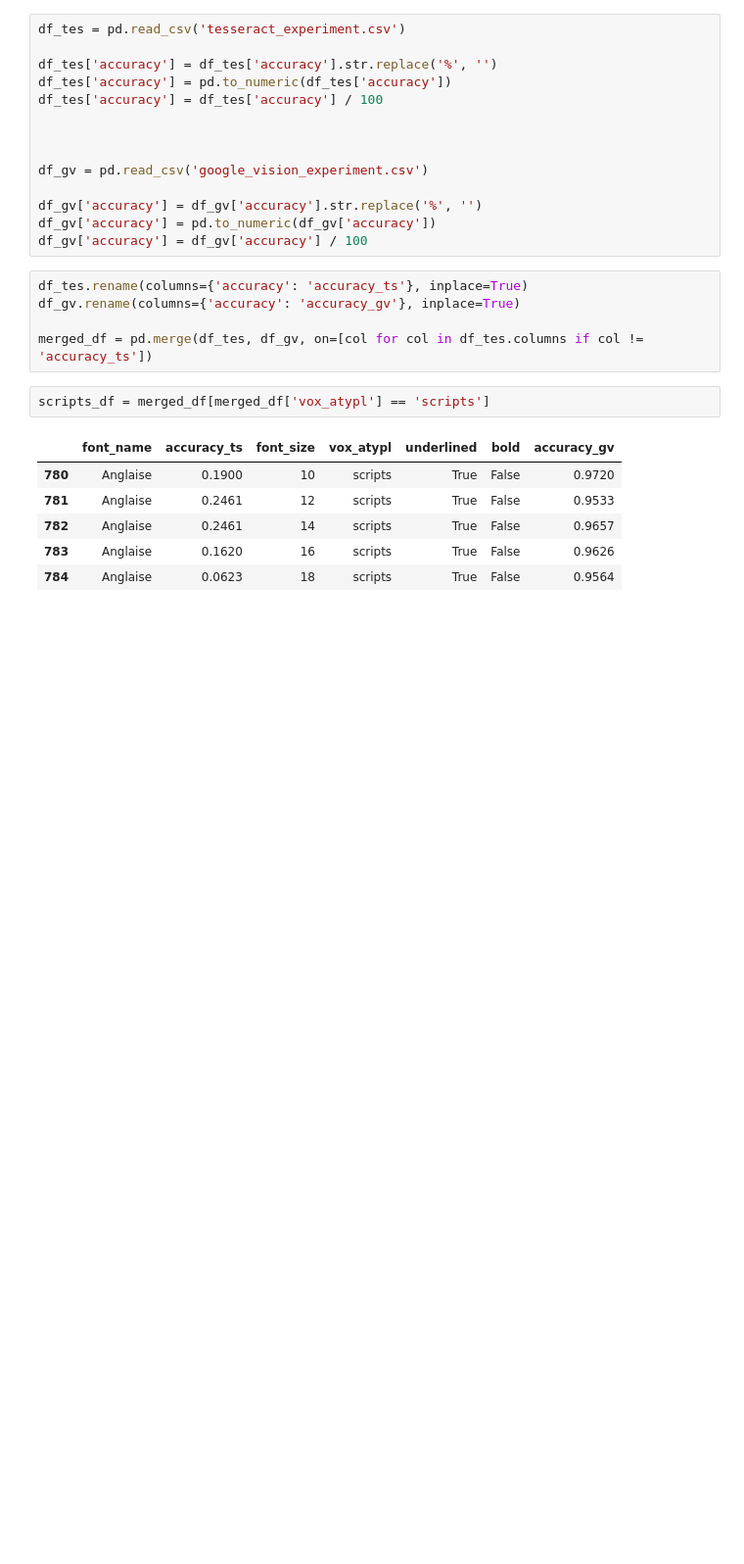
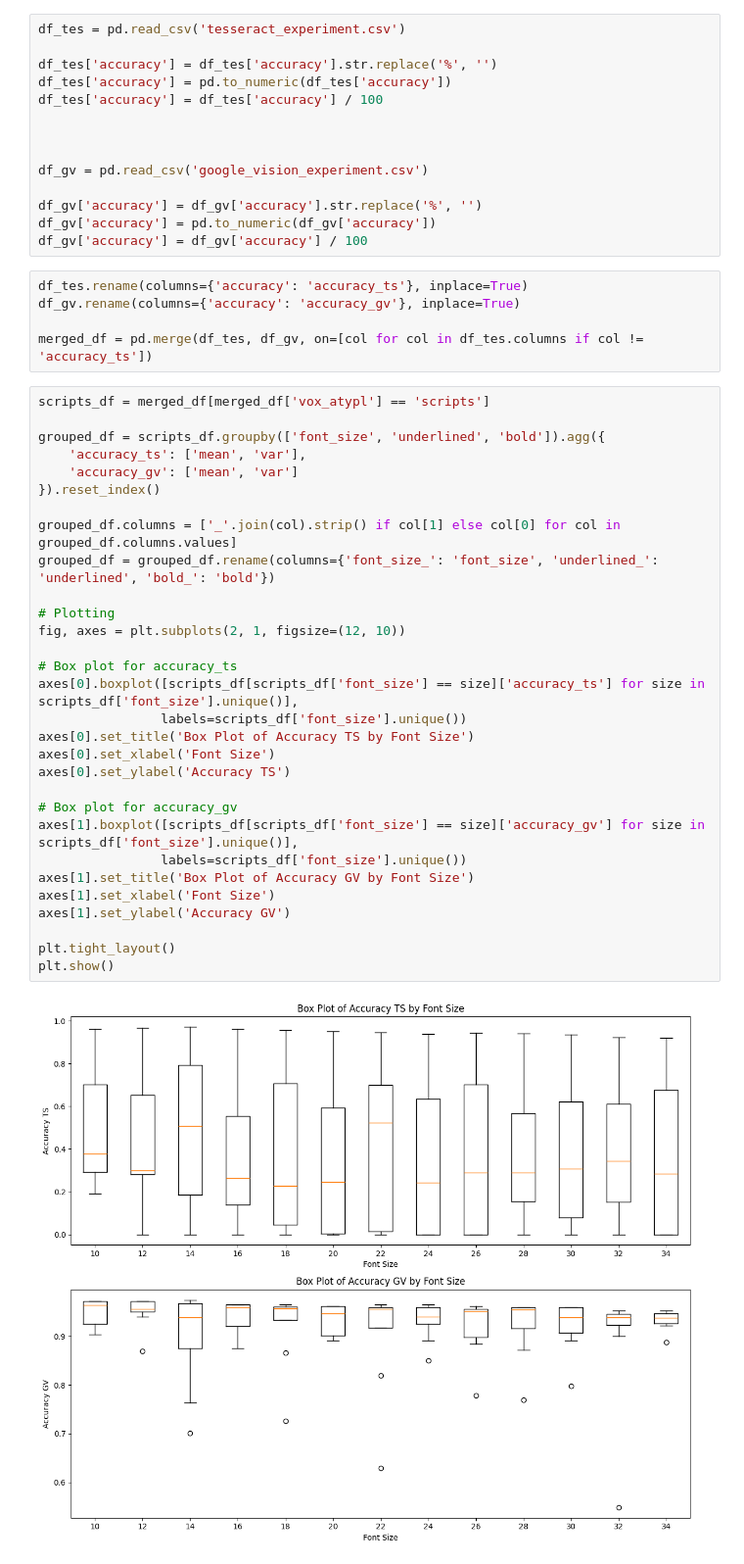
Before and after one commit to IlfGauhnith/ARTF, a Jupyter notebook: EDA2.ipynb, the cells around one changed output. Shown at 98% size. Saved outputs shown, nothing was run; the diff lists cells and outputs as text; blank space fills up the shorter version.

```diff
--- a/EDA2.ipynb
+++ b/EDA2.ipynb
@@ -29,12 +28,35 @@ df_tes.rename(columns={'accuracy': 'accuracy_ts'}, inplace=True)
 df_gv.rename(columns={'accuracy': 'accuracy_gv'}, inplace=True)
 
 merged_df = pd.merge(df_tes, df_gv, on=[col for col in df_tes.columns if col != 'accuracy_ts'])
-# %%
-scripts_df = merged_df[merged_df['vox_atypl'] == 'scripts']
-# %% [output]
-|  | font_name | accuracy_ts | font_size | vox_atypl | underlined | bold | accuracy_gv |
-| 780 | Anglaise | 0.1900 | 10 | scripts | True | False | 0.9720 |
-| 781 | Anglaise | 0.2461 | 12 | scripts | True | False | 0.9533 |
-| 782 | Anglaise | 0.2461 | 14 | scripts | True | False | 0.9657 |
-| 783 | Anglaise | 0.1620 | 16 | scripts | True | False | 0.9626 |
-| 784 | Anglaise | 0.0623 | 18 | scripts | True | False | 0.9564 |
+# %%
+scripts_df = merged_df[merged_df['vox_atypl'] == 'scripts']
+
+grouped_df = scripts_df.groupby(['font_size', 'underlined', 'bold']).agg({
+    'accuracy_ts': ['mean', 'var'],
+    'accuracy_gv': ['mean', 'var']
+}).reset_index()
+
+grouped_df.columns = ['_'.join(col).strip() if col[1] else col[0] for col in grouped_df.columns.values]
+grouped_df = grouped_df.rename(columns={'font_size_': 'font_size', 'underlined_': 'underlined', 'bold_': 'bold'})
+
+# Plotting
+fig, axes = plt.subplots(2, 1, figsize=(12, 10))
+
+# Box plot for accuracy_ts
+axes[0].boxplot([scripts_df[scripts_df['font_size'] == size]['accuracy_ts'] for size in scripts_df['font_size'].unique()],
+                labels=scripts_df['font_size'].unique())
+axes[0].set_title('Box Plot of Accuracy TS by Font Size')
+axes[0].set_xlabel('Font Size')
+axes[0].set_ylabel('Accuracy TS')
+
+# Box plot for accuracy_gv
+axes[1].boxplot([scripts_df[scripts_df['font_size'] == size]['accuracy_gv'] for size in scripts_df['font_size'].unique()],
+                labels=scripts_df['font_size'].unique())
+axes[1].set_title('Box Plot of Accuracy GV by Font Size')
+axes[1].set_xlabel('Font Size')
+axes[1].set_ylabel('Accuracy GV')
+
+plt.tight_layout()
+plt.show()
+# %% [output]
+[figure, added]
```
Also changed, not shown: parts of 2 cells of this notebook.
